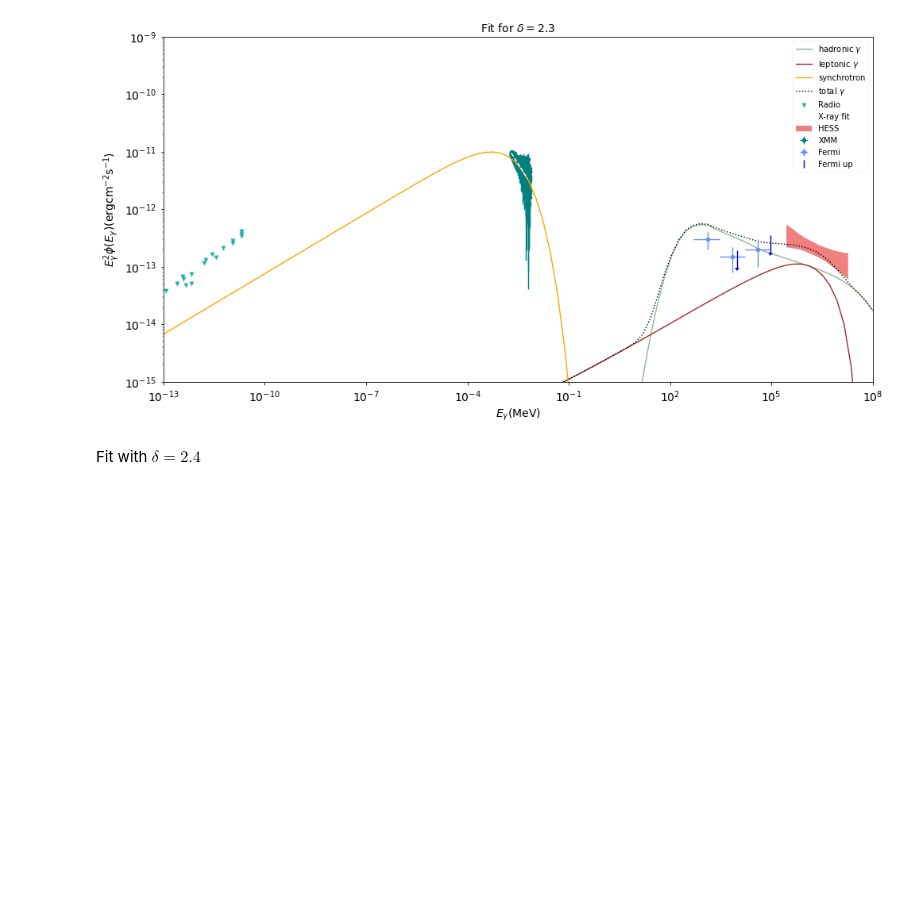
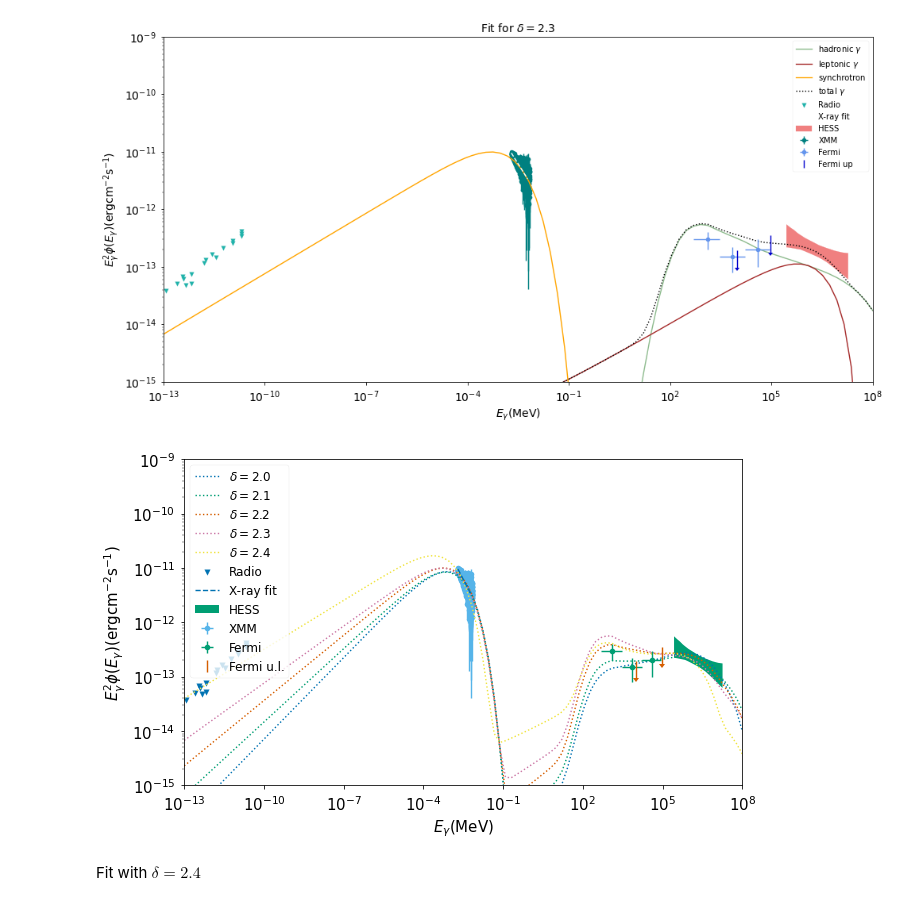
Before and after one commit to Sruthi-Ravikularaman/SN1006, a Jupyter notebook: SN1006_2.ipynb, the cells around one changed output. Drawn from its saved outputs; the diff is of its cells as text; code cells hidden in the pictures; blank space fills up the shorter version.

Commit message:
multiple plots

```diff
--- a/SN1006_2.ipynb
+++ b/SN1006_2.ipynb
@@ -166,6 +166,8 @@ Phi_e_syn_sh_20 = emi_pre_sh * np.array([Phi_e_syn(E, J_CRe, del_e_20, A_e_20, p
 Phi_e_syn_20 = Phi_e_syn_cl_20 + Phi_e_syn_sh_20
 # %%
 Phi_total_gamma_20 = Phi_p_gamma_20 + Phi_e_gamma_20
+# %%
+Phi_total_20 = Phi_total_gamma_20 + Phi_e_syn_20
 # %%
 plt.style.use('seaborn-colorblind')
 plt.rc('xtick', labelsize=14)
@@ -223,6 +225,8 @@ Phi_e_syn_sh_21 = emi_pre_sh * np.array([Phi_e_syn(E, J_CRe, del_e_21, A_e_21, p
 Phi_e_syn_21 = Phi_e_syn_cl_21 + Phi_e_syn_sh_21
 # %%
 Phi_total_gamma_21 = Phi_p_gamma_21 + Phi_e_gamma_21
+# %%
+Phi_total_21 = Phi_total_gamma_21 + Phi_e_syn_21
 # %%
 plt.style.use('seaborn-colorblind')
 plt.rc('xtick', labelsize=15)
@@ -313,6 +314,8 @@ Phi_e_syn_sh_22 = emi_pre_sh * np.array([Phi_e_syn(E, J_CRe, del_e_22, A_e_22, p
 Phi_e_syn_22 = Phi_e_syn_cl_22 + Phi_e_syn_sh_22
 # %%
 Phi_total_gamma_22 = Phi_p_gamma_22 + Phi_e_gamma_22
+# %%
+Phi_total_22 = Phi_total_gamma_22 + Phi_e_syn_22
 # %%
 plt.style.use('seaborn-colorblind')
 plt.rc('xtick', labelsize=14)
@@ -370,6 +373,8 @@ Phi_e_syn_sh_23 = emi_pre_sh * np.array([Phi_e_syn(E, J_CRe, del_e_23, A_e_23, p
 Phi_e_syn_23 = Phi_e_syn_cl_23 + Phi_e_syn_sh_23
 # %%
 Phi_total_gamma_23 = Phi_p_gamma_23 + Phi_e_gamma_23
+# %%
+Phi_total_23 = Phi_total_gamma_23 + Phi_e_syn_23
 # %%
 plt.style.use('seaborn-paper')
 plt.rc('xtick', labelsize=14)
@@ -402,6 +407,39 @@ plt.ylim(1.0e-15,1.0e-9)
 plt.show()
 # %% [output]
 [figure]
+# %%
+plt.style.use('seaborn-colorblind')
+plt.rc('xtick', labelsize=15)
+plt.rc('ytick', labelsize=15)
+plt.rc('axes', labelsize=15)
+plt.rc('legend', fontsize=12)
+plt.rcParams['figure.figsize'] = [10, 6]
+
+plt.plot(E_list, Phi_total_20, linestyle='dotted', label=r"$\delta=2.0$")
+plt.plot(E_list, Phi_total_21, linestyle='dotted', label=r"$\delta=2.1$")
+plt.plot(E_list, Phi_total_22, linestyle='dotted', label=r"$\delta=2.2$")
+plt.plot(E_list, Phi_total_23, linestyle='dotted', label=r"$\delta=2.3$")
+plt.plot(E_list, Phi_total_24, linestyle='dotted', label=r"$\delta=2.4$")
+
+plt.scatter(Er, Phi_radio, marker='v', label='Radio')
+plt.errorbar(Exm_nb, Phi_xmm_nb, yerr=Phi_xmm_nb_err, xerr=Exm_nb_err, marker='o', linestyle='None', label='XMM', zorder=1)
+plt.plot(E_fit, Phi_xray_fit, label='X-ray fit', linestyle="dashed", zorder=2)
+plt.errorbar(Ef, Phi_fermi, yerr=[Phi_fermi-Phi_fm,Phi_fp-Phi_fermi], xerr=[Ef-Efm,Efp-Ef], marker='o', linestyle='None', label='Fermi')
+plt.errorbar(Efu, Phi_fermi_up, yerr=0.5 * Phi_fermi_up, linestyle='none', marker='_', uplims=True, label='Fermi u.l.')
+plt.fill_between(Eh, Phi_hm, Phi_hp, label='HESS', zorder=1)
+
+plt.legend()
+plt.xscale('log')
+plt.yscale('log')
+plt.xlabel(r'$E_{\gamma}\mathrm{(MeV)}$')
+plt.ylabel(r'$E^2_\gamma\phi(E_\gamma)\mathrm{(erg cm^{-2} s^{-1})}$')
+#plt.title(r'Fit for $\delta=2.1$', fontdict={'fontsize':14})
+plt.xlim(1.0e-13,1.0e8)
+plt.ylim(1.0e-15,1.0e-9)
+plt.savefig('Fe21.png',format='png', dpi=600, bbox_inches = 'tight')
+plt.show()
+# %% [output]
+[figure, added]
 # %% [markdown]
 Fit with $\delta=2.4$
 # %%
```
Also changed, not shown: parts of 3 cells of this notebook, 1 other file.
